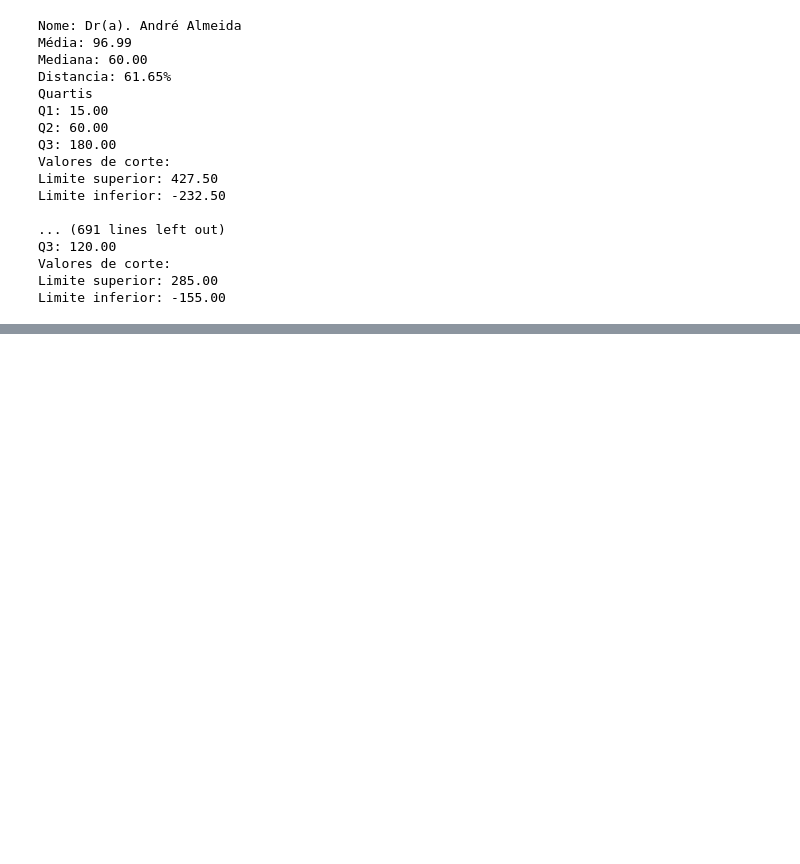
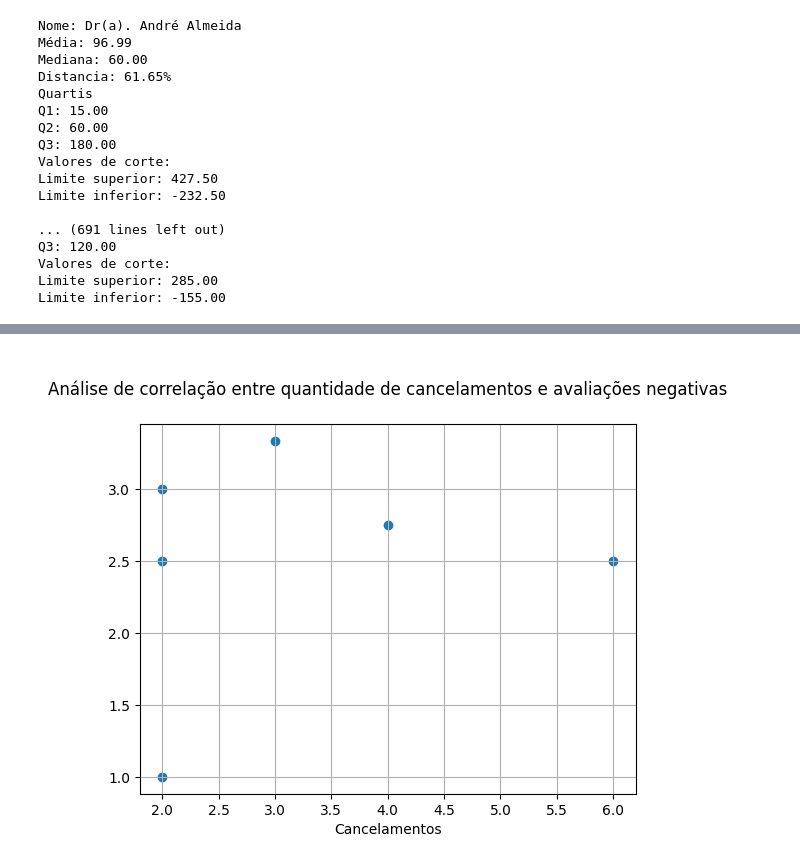
Before and after one commit to ArlemSilva/ClinicasNara, a Jupyter notebook: projeto nara.ipynb, the cells around one changed output, grey strips where cells are left out. Saved outputs shown, nothing was run; the diff lists cells and outputs as text; code cells hidden in the pictures; blank space fills up the shorter version.

```diff
--- a/projeto nara.ipynb
+++ b/projeto nara.ipynb
@@ -436,0 +324,4 @@ df_analise_medico
+# %%
+especialidade_analise = df_medicos_avaliacao.loc[df_medicos_avaliacao['status'] == 'Cancelada']
+especialidade_analise = especialidade_analise.groupby(['especialidade_x', 'status']).agg( Quantidade_Cancelamento = ('status','size'), avaliacao_media = ('nota_satisfacao','mean')).reset_index()
+especialidade_analise.sort_values(by = 'avaliacao_media')
@@ -436,0 +336,8 @@ df_analise_medico
+# %%
+plt.scatter(especialidade_analise['Quantidade_Cancelamento'], especialidade_analise['avaliacao_media'])
+plt.title('\nAnálise de correlação entre quantidade de cancelamentos e avaliações negativas\n')
+plt.xlabel('Cancelamentos')
+plt.grid(True)
+plt.show()
+# %% [output]
+[figure, added]
```
Also changed, not shown: parts of 56 cells of this notebook, 5 other files.
